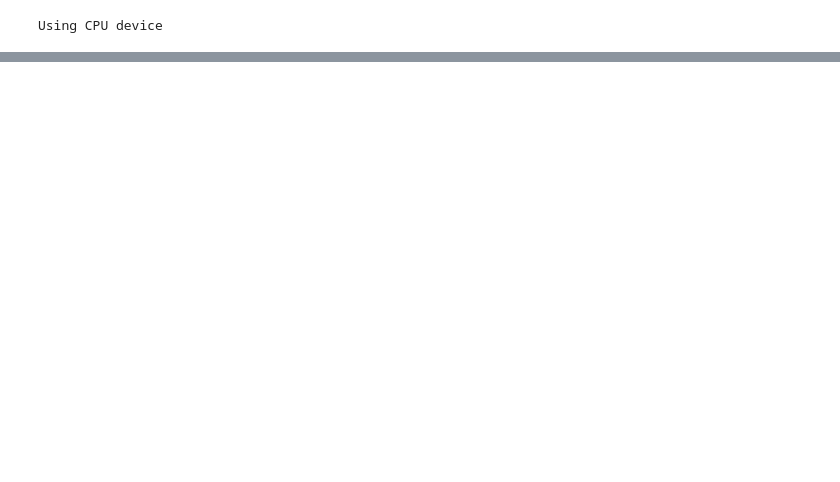
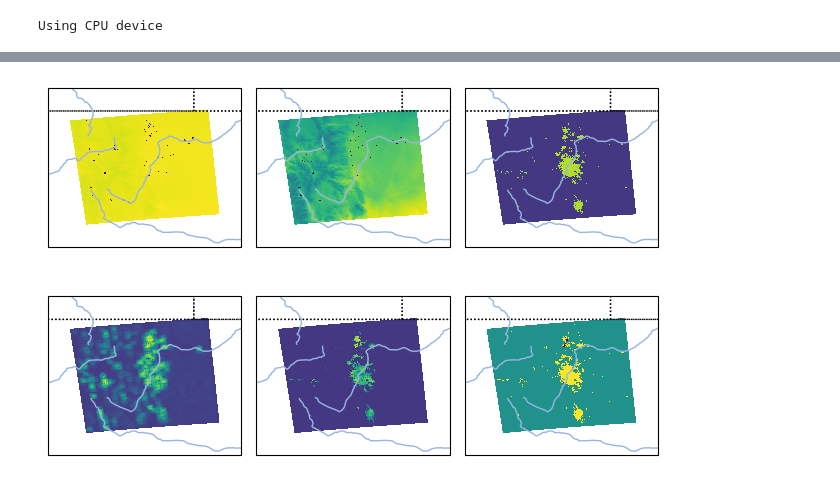
Before and after one commit to MetOffice/ai_data_readiness, a Jupyter notebook: examples/HUMID/HUMID-Grid_model.ipynb, the cells around one changed output, grey strips where cells are left out. Saved outputs shown, nothing was run; the diff lists cells and outputs as text; code cells hidden in the pictures; blank space fills up the shorter version.

```diff
--- a/examples/HUMID/HUMID-Grid_model.ipynb
+++ b/examples/HUMID/HUMID-Grid_model.ipynb
@@ -262,22 +393,19 @@ mask_tensor.shape
 criterion = nn.MSELoss(reduction='none')
 optimizer = torch.optim.Adam(model.parameters(), lr=config['learning_rate'])
 # %%
-# Training loop
 for epoch in range(config['num_epochs']):
     model.train()
     train_loss = 0.0
     progress_bar = tqdm(train_loader, desc=f"Epoch {epoch}/{config['num_epochs']-1}", leave=False)
     for features, labels in progress_bar:
-        #print('FEATURES: ',features.shape)
-        #print('LABELS: ',labels.shape)
         features, labels = features.to(device), labels.to(device)
         optimizer.zero_grad()
 
         outputs = model(features)
 
         # Apply the mask to the outputs and labels
-        masked_loss = criterion(outputs, labels)# * mask_tensor
-        loss = masked_loss.mean() #.sum() / mask_tensor.sum()  # Normalize by the number of valid elements
+        masked_loss = criterion(outputs, labels) * mask_tensor_tb_urb2d_max
+        loss = masked_loss.sum() / mask_tensor_tb_urb2d_max.sum()  # Normalize by the number of valid elements
         train_loss += loss.item()
 
         loss.backward()
@@ -295,8 +423,8 @@ for epoch in range(config['num_epochs']):
             outputs = model(features)
 
             # Apply the mask to the outputs and labels
-            masked_loss = criterion(outputs, labels)# * mask_tensor
-            loss = masked_loss.mean() #.sum() / mask_tensor.sum()  # Normalize by the number of valid elements
+            masked_loss = criterion(outputs, labels) * mask_tensor_tb_urb2d_max
+            loss = masked_loss.sum() / mask_tensor_tb_urb2d_max.sum()  # Normalize by the number of valid elements
             test_loss += loss.item()
 
     test_loss /= len(test_loader)
@@ -328,8 +448,8 @@ with torch.no_grad():
 features = features.cpu().numpy()
 labels = labels.cpu().numpy()
 outputs = outputs.cpu().numpy()
-#mask = mask_tensor.cpu().numpy()
+mask = mask_tensor_tb_urb2d_max.cpu().numpy()
 
-masked_output = outputs# * mask
+masked_output = outputs * mask
 
 difference = labels - masked_output
@@ -377,0 +456,68 @@ plt.show()
+# %%
+import cartopy.crs as ccrs
+import cartopy.feature as cfeature
+
+# Visualise the input and output data
+sample_index = 1
+vmin = min(features[sample_index].min(), labels[sample_index].min(), masked_output[sample_index].min(), difference[sample_index].min())
+vmax = max(features[sample_index].max(), labels[sample_index].max(), masked_output[sample_index].max(), difference[sample_index].max())
+
+# plt.figure(figsize=(15, 10))
+
+proj = ccrs.PlateCarree()
+
+fig = plt.figure(figsize=(20, 20))
+fig, axs = plt.subplots(2, 3, sharey=True, subplot_kw={'projection': proj})
+
+axs[0,0].coastlines()
+axs[0,0].add_feature(cfeature.STATES, ls=':')
+axs[0,0].add_feature(cfeature.RIVERS)
+
+im = axs[0,0].pcolormesh(combined_ds.lon, combined_ds.lat, features[sample_index,0],
+                         transform=ccrs.PlateCarree())
+axs[0,0].set_extent([np.min(combined_ds.lon)-0.5, np.max(combined_ds.lon)+0.5,
+                     np.min(combined_ds.lat)-0.5, np.max(combined_ds.lat)+0.5], crs=ccrs.PlateCarree())
+
+axs[0,1].coastlines()
+axs[0,1].add_feature(cfeature.STATES, ls=':')
+axs[0,1].add_feature(cfeature.RIVERS)
+im = axs[0,1].pcolormesh(combined_ds.lon, combined_ds.lat, features[sample_index,1],
+                         transform=ccrs.PlateCarree())
+axs[0,1].set_extent([np.min(combined_ds.lon)-0.5, np.max(combined_ds.lon)+0.5,
+                     np.min(combined_ds.lat)-0.5, np.max(combined_ds.lat)+0.5], crs=ccrs.PlateCarree())
+
+axs[0,2].coastlines()
+axs[0,2].add_feature(cfeature.STATES, ls=':')
+axs[0,2].add_feature(cfeature.RIVERS)
+im = axs[0,2].pcolormesh(combined_ds.lon, combined_ds.lat, labels[sample_index,0], vmin=vmin, vmax=vmax,
+                         transform=ccrs.PlateCarree())
+axs[0,2].set_extent([np.min(combined_ds.lon)-0.5, np.max(combined_ds.lon)+0.5,
+                     np.min(combined_ds.lat)-0.5, np.max(combined_ds.lat)+0.5], crs=ccrs.PlateCarree())
+
+axs[1,0].coastlines()
+axs[1,0].add_feature(cfeature.STATES, ls=':')
+axs[1,0].add_feature(cfeature.RIVERS)
+im = axs[1,0].pcolormesh(combined_ds.lon, combined_ds.lat, outputs[sample_index,0], vmin=vmin, vmax=vmax,
+                         transform=ccrs.PlateCarree())
+axs[1,0].set_extent([np.min(combined_ds.lon)-0.5, np.max(combined_ds.lon)+0.5,
+                     np.min(combined_ds.lat)-0.5, np.max(combined_ds.lat)+0.5], crs=ccrs.PlateCarree())
+
+axs[1,1].coastlines()
+axs[1,1].add_feature(cfeature.STATES, ls=':')
+axs[1,1].add_feature(cfeature.RIVERS)
+im = axs[1,1].pcolormesh(combined_ds.lon, combined_ds.lat, masked_output[sample_index,0], vmin=vmin, vmax=vmax,
+                         transform=ccrs.PlateCarree())
+axs[1,1].set_extent([np.min(combined_ds.lon)-0.5, np.max(combined_ds.lon)+0.5,
+                     np.min(combined_ds.lat)-0.5, np.max(combined_ds.lat)+0.5], crs=ccrs.PlateCarree())
+
+axs[1,2].coastlines()
+axs[1,2].add_feature(cfeature.STATES, ls=':')
+axs[1,2].add_feature(cfeature.RIVERS)
+im = axs[1,2].pcolormesh(combined_ds.lon, combined_ds.lat,
+                         labels[sample_index,0] - masked_output[sample_index,0],
+                         transform=ccrs.PlateCarree(), vmin=-3.0, vmax=3.0)
+axs[1,2].set_extent([np.min(combined_ds.lon)-0.5, np.max(combined_ds.lon)+0.5,
+                     np.min(combined_ds.lat)-0.5, np.max(combined_ds.lat)+0.5], crs=ccrs.PlateCarree())
+
+plt.tight_layout()
+# %% [output]
@@ -377,0 +525 @@ plt.show()
+[figure, added]
```
Also changed, not shown: parts of 23 cells of this notebook, 2 other files.
